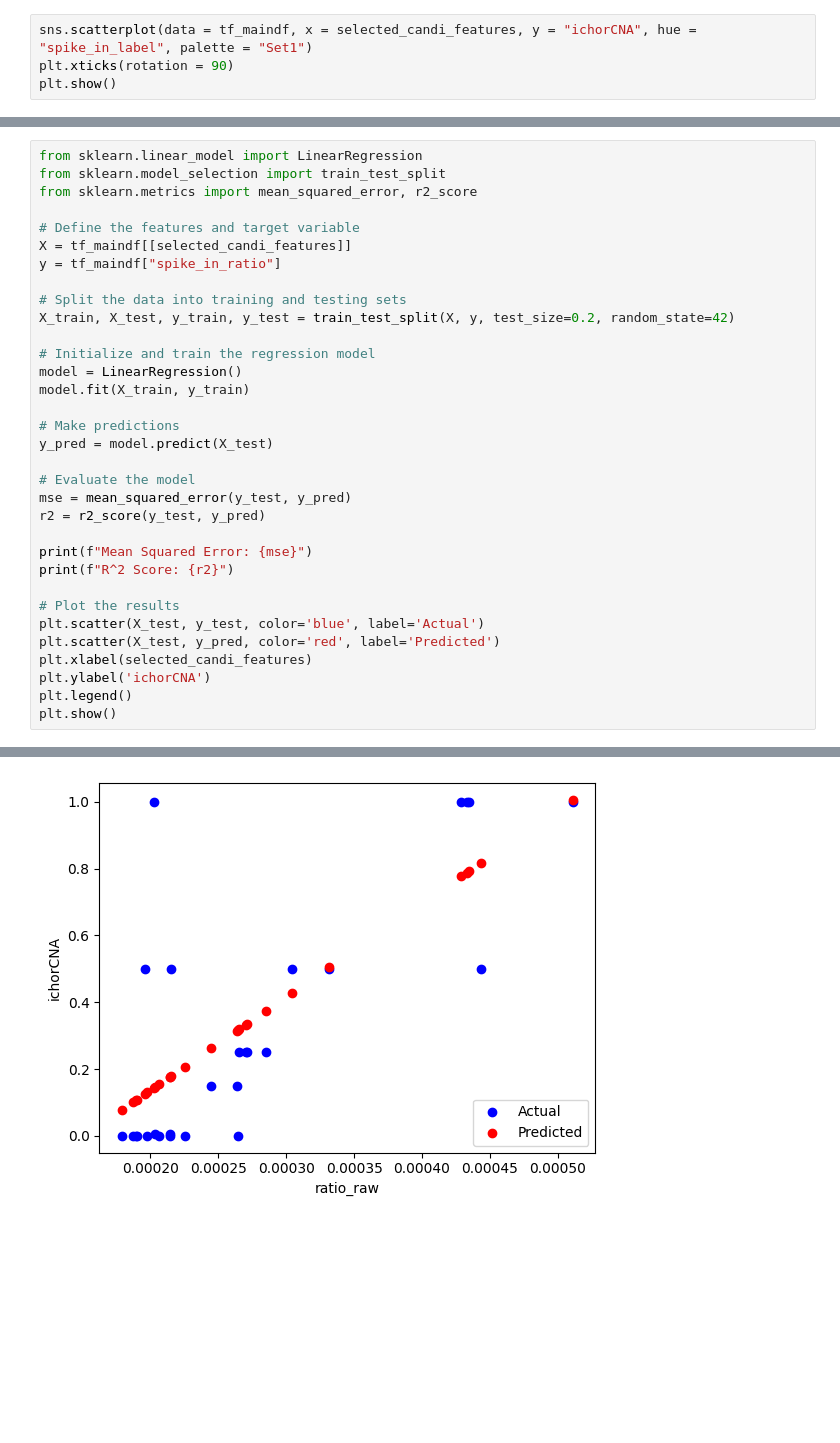
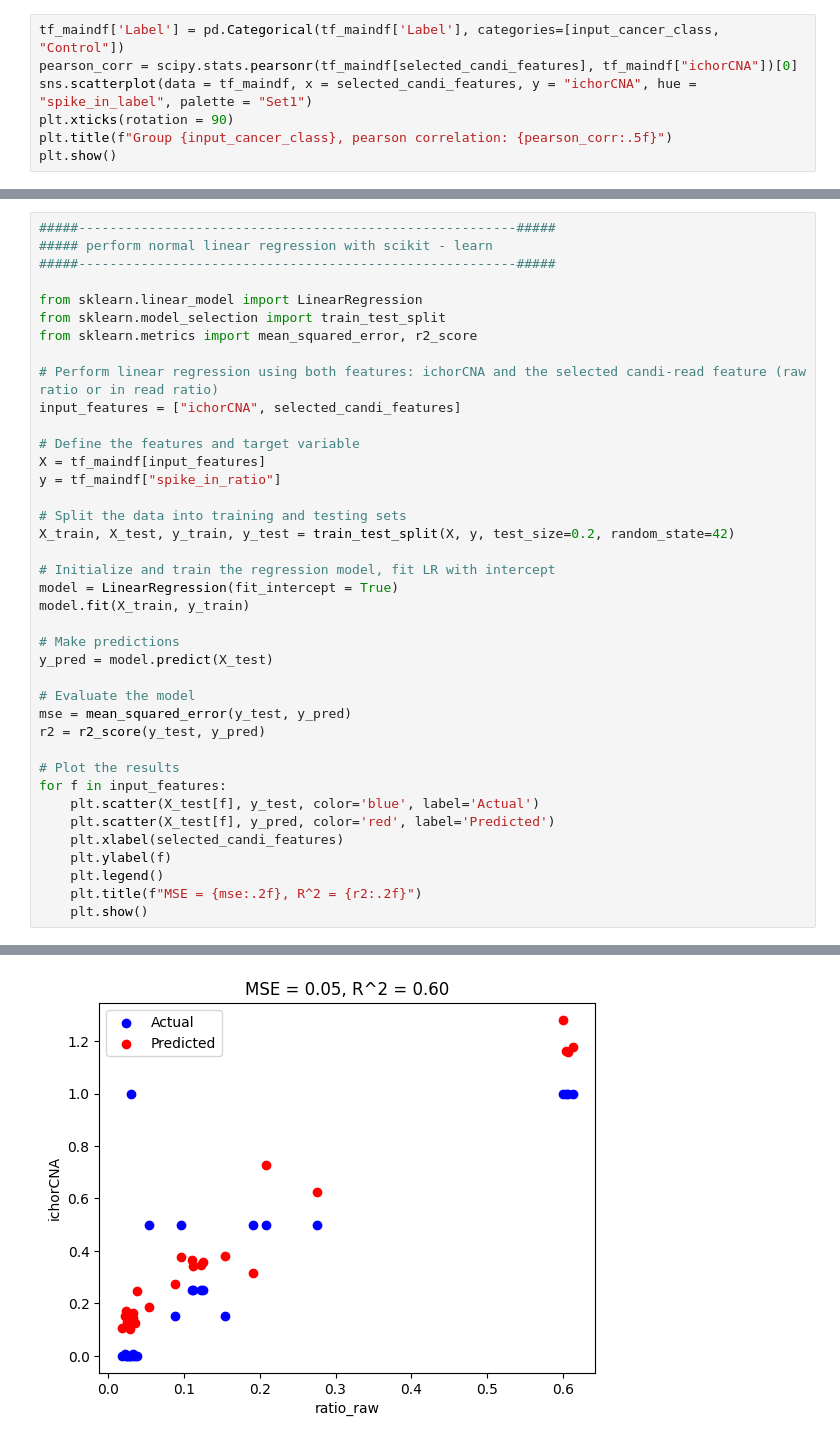
Before and after one commit to hieunguyen4193/tmd_features, a Jupyter notebook: TF01_pre_analysis.ipynb, the cells around one changed output, grey strips where cells are left out. Drawn from its saved outputs; the diff is of its cells as text; blank space fills up the shorter version.

```diff
--- a/TF01_pre_analysis.ipynb
+++ b/TF01_pre_analysis.ipynb
@@ -81,5 +83,8 @@ sns.scatterplot(data = maindf, x = selected_candi_features, y = "ichorCNA", hue
 # %%
+tf_maindf['Label'] = pd.Categorical(tf_maindf['Label'], categories=[input_cancer_class, "Control"])
+pearson_corr = scipy.stats.pearsonr(tf_maindf[selected_candi_features], tf_maindf["ichorCNA"])[0]
 sns.scatterplot(data = tf_maindf, x = selected_candi_features, y = "ichorCNA", hue = "spike_in_label", palette = "Set1")
 plt.xticks(rotation = 90)
+plt.title(f"Group {input_cancer_class}, pearson correlation: {pearson_corr:.5f}")
 plt.show()
 # %% [output]
@@ -87,17 +92,24 @@ plt.show()
 # %%
+#####--------------------------------------------------------#####
+##### perform normal linear regression with scikit - learn
+#####--------------------------------------------------------#####
+
 from sklearn.linear_model import LinearRegression
 from sklearn.model_selection import train_test_split
 from sklearn.metrics import mean_squared_error, r2_score
 
+# Perform linear regression using both features: ichorCNA and the selected candi-read feature (raw ratio or in read ratio)
+input_features = ["ichorCNA", selected_candi_features]
+
 # Define the features and target variable
-X = tf_maindf[[selected_candi_features]]
+X = tf_maindf[input_features]
 y = tf_maindf["spike_in_ratio"]
 
 # Split the data into training and testing sets
 X_train, X_test, y_train, y_test = train_test_split(X, y, test_size=0.2, random_state=42)
 
-# Initialize and train the regression model
-model = LinearRegression()
+# Initialize and train the regression model, fit LR with intercept
+model = LinearRegression(fit_intercept = True)
 model.fit(X_train, y_train)
 
 # Make predictions
@@ -107,14 +119,13 @@ y_pred = model.predict(X_test)
 mse = mean_squared_error(y_test, y_pred)
 r2 = r2_score(y_test, y_pred)
 
-print(f"Mean Squared Error: {mse}")
-print(f"R^2 Score: {r2}")
-
 # Plot the results
-plt.scatter(X_test, y_test, color='blue', label='Actual')
-plt.scatter(X_test, y_pred, color='red', label='Predicted')
-plt.xlabel(selected_candi_features)
-plt.ylabel('ichorCNA')
-plt.legend()
-plt.show()
+for f in input_features:
+    plt.scatter(X_test[f], y_test, color='blue', label='Actual')
+    plt.scatter(X_test[f], y_pred, color='red', label='Predicted')
+    plt.xlabel(selected_candi_features)
+    plt.ylabel(f)
+    plt.legend()
+    plt.title(f"MSE = {mse:.2f}, R^2 = {r2:.2f}")
+    plt.show()
 # %% [output]
@@ -123 +132 @@ R^2 Score: 0.564445668869904
-[figure, old version]
+[figure, new version]
```
Also changed, not shown: parts of 6 cells of this notebook.
